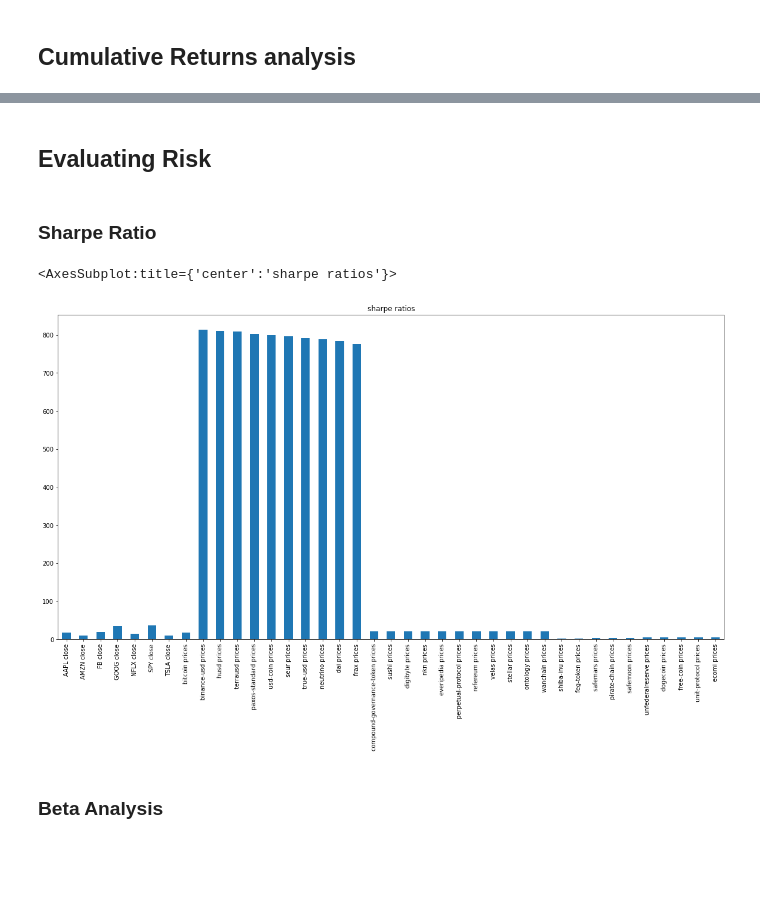
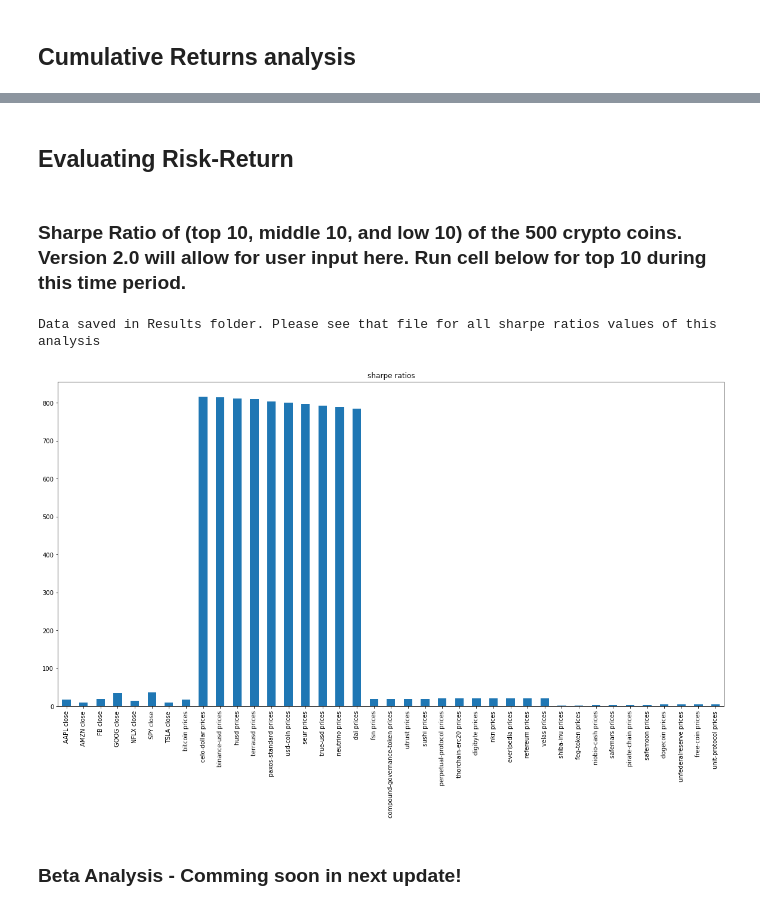
Before and after one commit to mogbuehi/Project_Moon, a Jupyter notebook: Project_Moon.ipynb, the cells around one changed output, grey strips where cells are left out. Cells and saved outputs as stored; diff of their text form; code cells hidden in the pictures; blank space fills up the shorter version.

Commit message:
Final commit of version 1 MVP for submission

```diff
--- a/Project_Moon.ipynb
+++ b/Project_Moon.ipynb
@@ -16,9 +19,9 @@ reload_response = input('Would you like to reload (y or n)?')
 if reload_response == 'y':
     start_date = input('What start date would you like to begin the analysis?  YYYY-MM-DD format')
     end_date = input('What end date would you like to begin the analysis? enter custom date in YYYY-MM-DD format or "today"')
-    SPY_FAANGT_df, SPY_FAANGT_close_df = SPY_FAANGT_data()
+    SPY_FAANGT_close_df = SPY_FAANGT_data()
     crypto_price_df = crypto_data_collector(start_date, end_date) # only way to save a df from a function https://stackoverflow.com/questions/45579525/returning-a-dataframe-in-python-function
-    print('crypto_price_data.csv saved, dataframe loaded with datetime index as `coin_historical_df`')
+    print('crypto_price_data.csv  and SPY_FAANGT_close.csv')
 else:
     crypto_price_df = pd.read_csv('Data/csv_files/crypto_price_data.csv',
                                     parse_dates=True,
@@ -106,2 +119,2 @@ Name: 2021-05-17 00:00:00, dtype: float64
 # %% [markdown]
-## Evaluating Risk
+## Evaluating Risk-Return
@@ -110,51 +121,28 @@ Name: 2021-05-17 00:00:00, dtype: float64
-# %% [markdown]
-### Sharpe Ratio
+# %% [markdown]
+### Sharpe Ratio of (top 10, middle 10, and low 10) of the 500 crypto coins. Version 2.0 will allow for user input here. Run cell below for top 10 during this time period.
 # %%
 #Calculate Sharpe Ratio () SPY_FAANGT_close and crypto_close
 # top_bottom_response = input('Do you want to see the top or bottom 10 sharpe ratios?')
-
-
 crypto_sharpe = perf.get_sharpe_ratios(crypto_cum_returns, trading_days = 365)
 SF_sharpe = perf.get_sharpe_ratios(SF_cum_returns)
-crypto_sharpe
-# top_crypto_sharpe.sort_values() #this is how we can return the top and bottom 20
-#can't scatter plot a series so turn it back to data frame https://stackoverflow.com/questions/32791098/how-to-scatter-plot-series-using-pandas
+
 top_10_sharpe = crypto_sharpe.sort_values(ascending=False).head(10) #sorting through just the latest date, decending order, and grabbing just top 10
 bottom_10_sharpe = crypto_sharpe.sort_values().head(10)
 middle_10_sharpe = crypto_sharpe.sort_values()[245:256]
 btc_sharpe = crypto_sharpe[['bitcoin prices']]
 
+#Bringing low/mid/high sharpe ratios together in one dataframe
 sharpe_list = [SF_sharpe, btc_sharpe, top_10_sharpe, middle_10_sharpe, bottom_10_sharpe]
 sharpe_df = pd.concat(sharpe_list, axis=0, join='outer')
 sharpe_df.plot.bar(title='sharpe ratios', figsize= (20,10))
 
 
-# top_10_sharpe.plot.scatter()
-# top_10_list_sharpe
-
-
-
-# top_10_sharpe.to_csv('Results/top_10_sharpe_to_date.csv')
-# top_10_market_cap_sharpe.to_csv('Results/top_market_cap_sharpe.csv')
-# print('''data saved in Results folder
-
-# ''')
-
-# #writing for loop to plot only the top 10
-
-
-
-# print(f'''{top_10}
-
-# **********************************************************
-
-# {top_10_market_cap.iloc[-1].sort_values(ascending=False)}''') #print data to see returns
-# top_10_market_cap.plot(legend=True, figsize=(20, 10))
-
-
-# top_10_market_cap_sharpe = crypto_sharpe #grab all rows, but only first 10 columns which are sorted by marketcap
+#Saving and Presenting Results
+sharpe_df.sort_values(ascending=True)
+sharpe_df.to_csv('Results/top_10_low_mid_high_sharpe_to_date.csv')
+print('''Data saved in Results folder. Please see that file for all sharpe ratios values of this plot''')
 # %% [output]
-<AxesSubplot:title={'center':'sharpe ratios'}>
+Data saved in Results folder. Please see that file for all sharpe ratios values of this analysis
-[figure, old version]
+[figure, new version]
 # %% [markdown]
-### Beta Analysis
+### Beta Analysis - Comming soon in next update!
```
Also changed, not shown: parts of 7 cells of this notebook, 6 other files.
